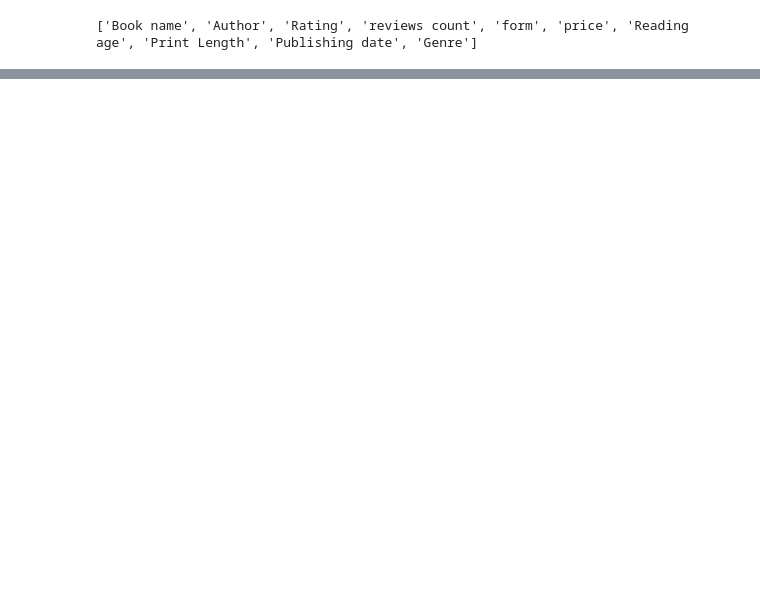
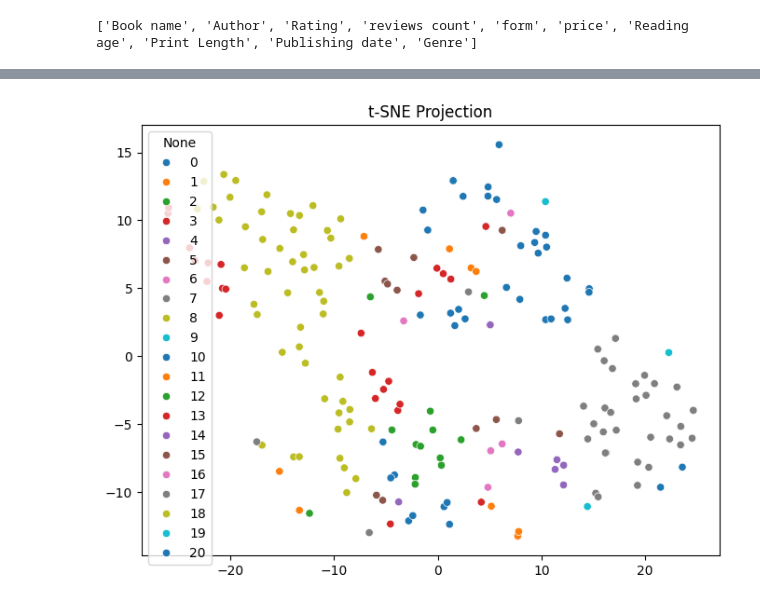
Before and after one commit to alexisannm04/CHE4230-Group-Project, a Jupyter notebook: notebooks/Progress.ipynb, the cells around one changed output, grey strips where cells are left out. Saved outputs shown, nothing was run; the diff lists cells and outputs as text; code cells hidden in the pictures; blank space fills up the shorter version.

```diff
--- a/notebooks/Progress.ipynb
+++ b/notebooks/Progress.ipynb
@@ -178,0 +206,13 @@ plt.show()
+# %%
+tsne = TSNE(n_components=2, perplexity=30, random_state=42)
+X_tsne = tsne.fit_transform(full_matrix)
+
+y = book_data_raw["Genre"].astype("category").cat.codes
+
+# Plot
+plt.figure(figsize=(8,6))
+sns.scatterplot(x=X_tsne[:, 0], y=X_tsne[:, 1], hue=y, palette="tab10")
+plt.title("t-SNE Projection")
+plt.show()
+# %% [output]
+[figure, added]
```
Also changed, not shown: parts of 9 cells of this notebook, 1 other file.
